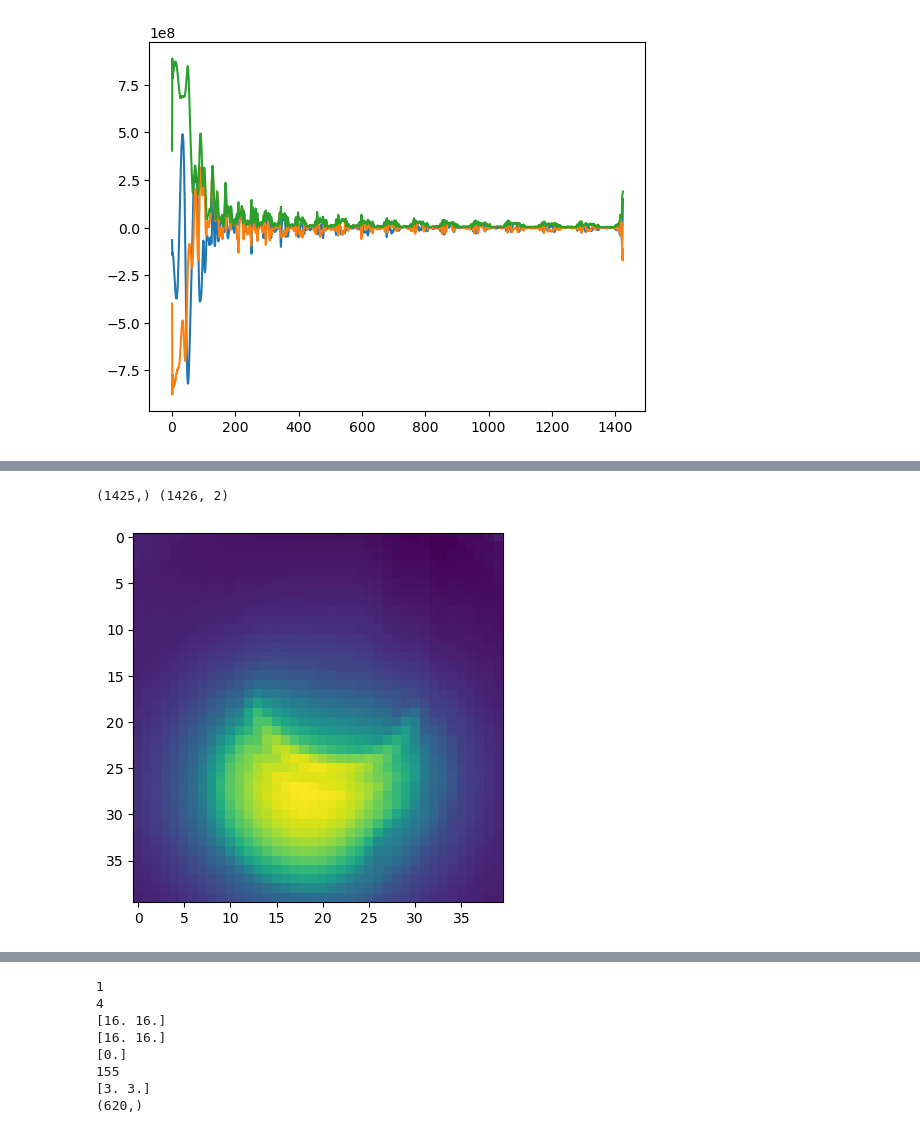
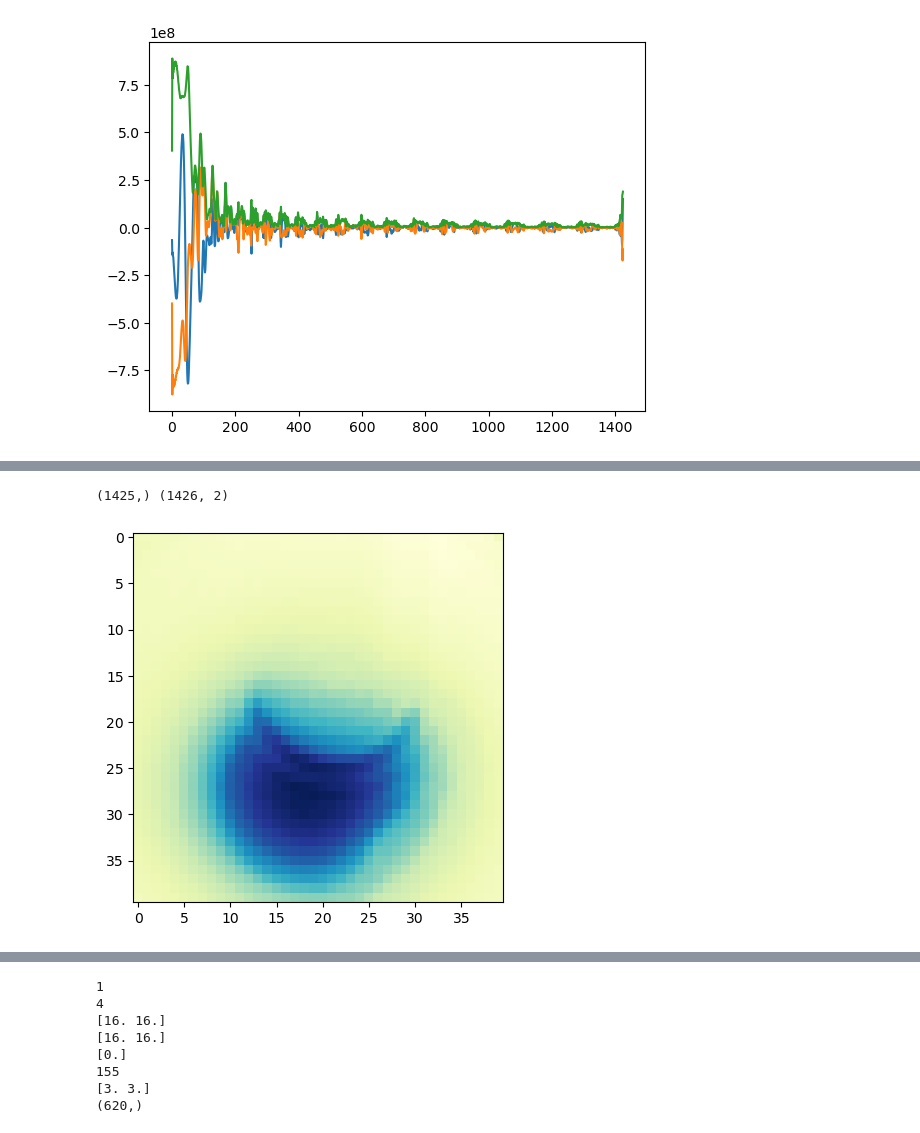
Before and after one commit to Xiao-JI-94158/pyHydra, a Jupyter notebook: spiralTest.ipynb, the cells around one changed output, grey strips where cells are left out. Drawn from its saved outputs; the diff is of its cells as text; code cells hidden in the pictures.

```diff
--- a/spiralTest.ipynb
+++ b/spiralTest.ipynb
@@ -150,16 +165,16 @@ plt.show()
 # %%
 print(np.shape(FID), np.shape(spiral_traj_cal))
 spiralObj = pynufft.NUFFT()
 spiralObj.plan(spiral_traj_cal[:-1]/np.pi, Nd, Kd, Jd)
 
 
 recon = spiralObj.solve(np.roll(FID, 0), solver='bicgstab', maxiter=500)
 plt.figure()
-plt.imshow(np.abs(recon), cmap=cm.viridis)
+plt.imshow(np.abs(recon), cmap=cm.YlGnBu)
 plt.show()
 # %% [output]
 (1425,) (1426, 2)
-[figure, old version]
+[figure, new version]
 # %%
 print(np.shape(FID), np.shape(spiral_traj_cal))
 spiralObj = pynufft.NUFFT()
```
Also changed, not shown: parts of 28 cells of this notebook.
